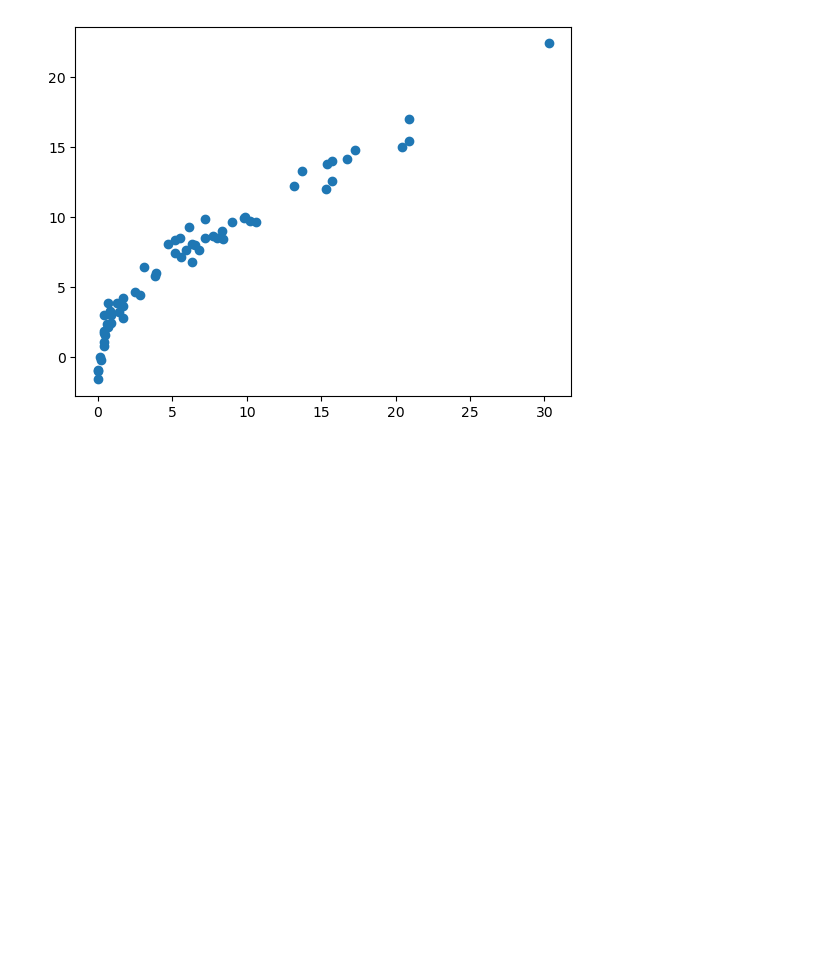
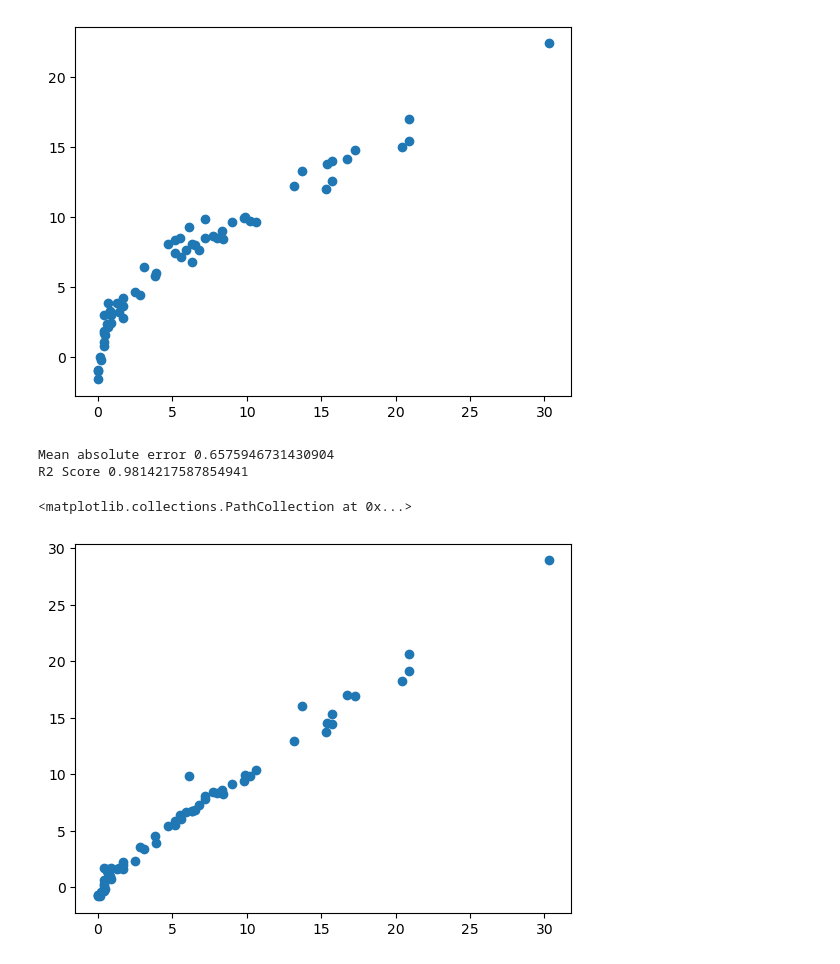
Before and after one commit to Harshad133/Machine_Learning, a Jupyter notebook: EDA_and_Feature_Engneering/Model_tarining.ipynb, the cells around one changed output. Cells and saved outputs as stored; diff of their text form; code cells hidden in the pictures; blank space fills up the shorter version.

```diff
--- a/EDA_and_Feature_Engneering/Model_tarining.ipynb
+++ b/EDA_and_Feature_Engneering/Model_tarining.ipynb
@@ -243,0 +313,14 @@ R2 Score 0.9842993364555513
+# %%
+from sklearn.linear_model import RidgeCV
+
+ridgecv = RidgeCV(cv=5) # if cv is not pass than it will use leave-one cross validation techinque
+ridgecv.fit(X_train_scaled,y_train)
+
+y_pred_ridge_cv = ridgecv.predict(X_test_scaled)
+
+mae=mean_absolute_error(y_test,y_pred_ridge_cv)
+score=r2_score(y_test,y_pred_ridge_cv)
+print("Mean absolute error", mae)
+print("R2 Score", score)
+
+plt.scatter(y_test,y_pred_ridge_cv)
@@ -263,3 +369,22 @@ Mean absolute error 1.8822353634896
 R2 Score 0.8753460589519703
 <matplotlib.collections.PathCollection at 0x...>
 [figure]
+# %%
+from sklearn.linear_model import ElasticNetCV
+
+elastic_net_cv = ElasticNetCV(cv=5)
+elastic_net_cv.fit(X_train_scaled,y_train)
+
+y_pred_elastic_net_cv = elastic_net_cv.predict(X_test_scaled)
+
+mae=mean_absolute_error(y_test,y_pred_elastic_net_cv)
+score=r2_score(y_test,y_pred_elastic_net_cv)
+print("Mean absolute error", mae)
+print("R2 Score", score)
+
+plt.scatter(y_test,y_pred_elastic_net_cv)
+# %% [output]
+Mean absolute error 0.6575946731430904
+R2 Score 0.9814217587854941
+<matplotlib.collections.PathCollection at 0x...>
+[figure, added]
```
Also changed, not shown: parts of 11 cells of this notebook, 12 other files.
